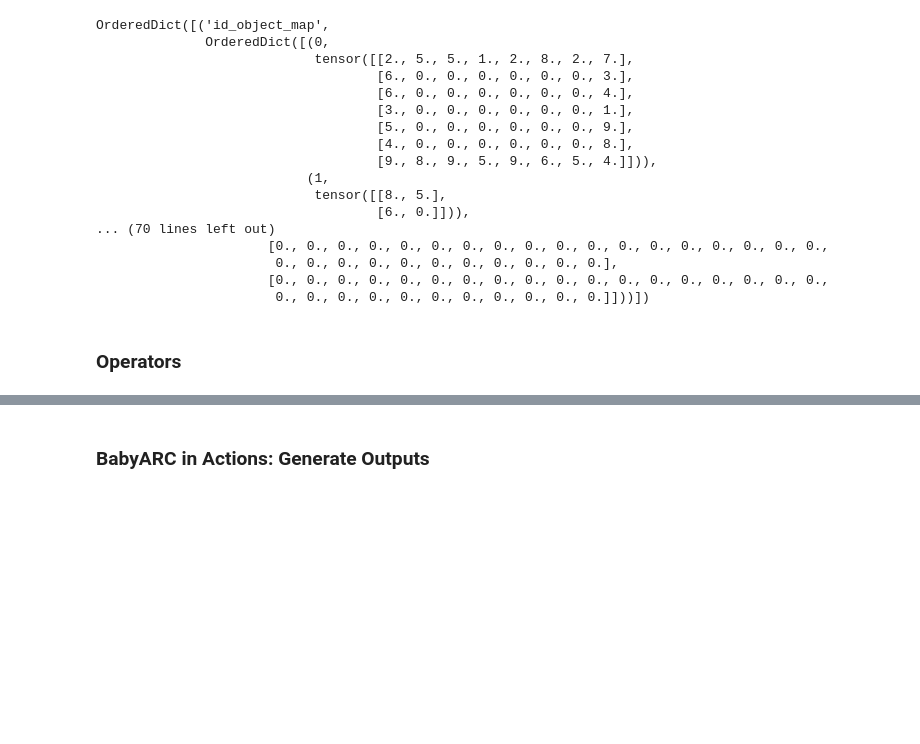
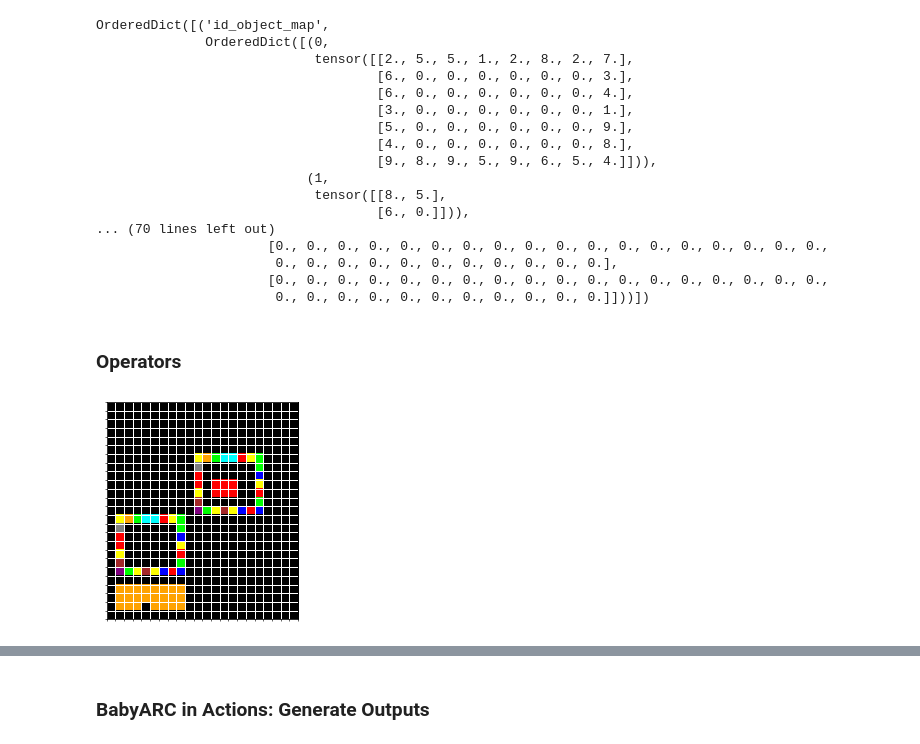
Before and after one commit to frankaging/BabyARC, a Jupyter notebook: code/dataset/demo.ipynb, the cells around one changed output, grey strips where cells are left out. Saved outputs shown, nothing was run; the diff lists cells and outputs as text; code cells hidden in the pictures; blank space fills up the shorter version.

Commit message:
operator graph

```diff
--- a/code/dataset/demo.ipynb
+++ b/code/dataset/demo.ipynb
@@ -179,0 +426,7 @@ OrderedDict([('id_object_map',
+# %%
+task_dict1 = demo_dataset.sample_single_canvas_by_core_edges(OrderedDict([(('obj_0', 'obj_1'), 'IsInside'),
+                                                            (('obj_2', 'obj_1'), 'SameAll'),
+                                                            (('obj_2', 'obj_3'), 'SameCol')]))
+canvas1 = Canvas(repre_dict=task_dict1)
+# %% [output]
+[figure, added]
```
Also changed, not shown: parts of 8 cells of this notebook.
